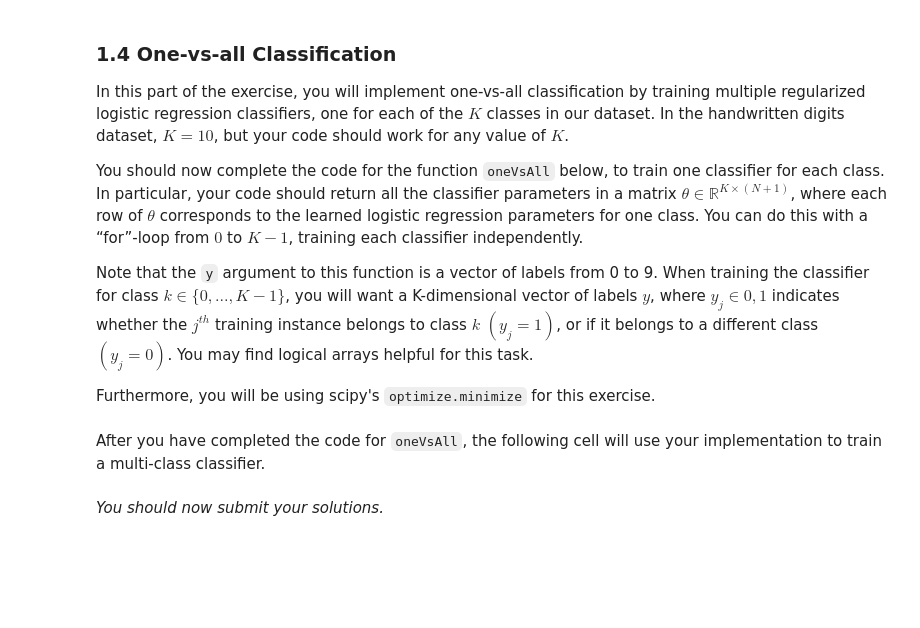
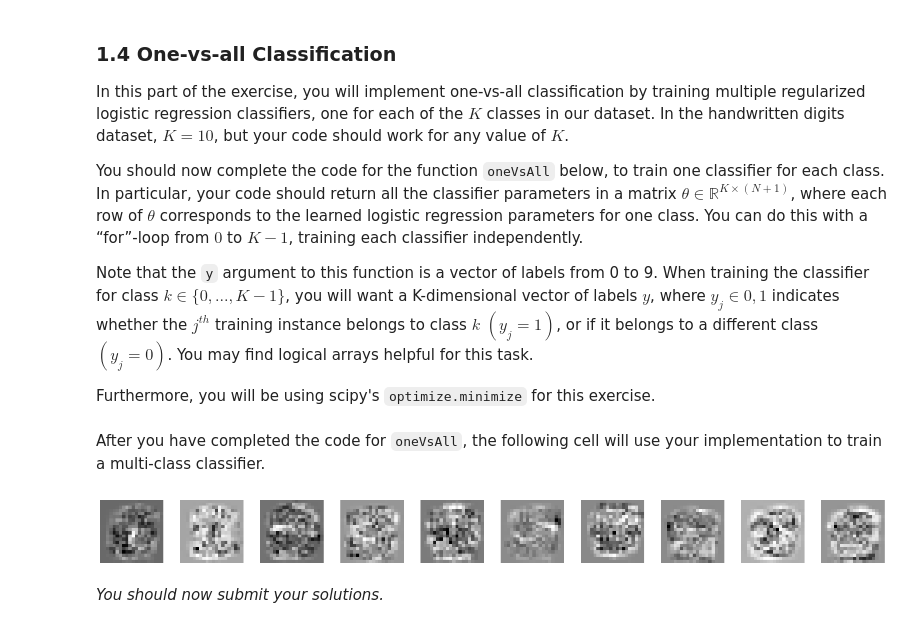
Before and after one commit to mboles01/Machine-Learning-Python-Andrew-Ng, a Jupyter notebook: Exercise3/exercise3.ipynb, the cells around one changed output. Cells and saved outputs as stored; diff of their text form; code cells hidden in the pictures; blank space fills up the shorter version.

```diff
--- a/Exercise3/exercise3.ipynb
+++ b/Exercise3/exercise3.ipynb
@@ -429,9 +451,16 @@ def oneVsAll(X, y, num_labels, lambda_):
     X = np.concatenate([np.ones((m, 1)), X], axis=1)
 
     # ====================== YOUR CODE HERE ======================
-
-
-
+    for c in range(num_labels):
+        initial_theta = np.zeros(n + 1)
+        options = {'maxiter': 50}
+        res = optimize.minimize(lrCostFunction,
+                                initial_theta,
+                                (X, (y == c), lambda_),
+                                jac=True,
+                                method='CG',
+                                options=options)
+        all_theta[c] = res.x
     # ============================================================
     return all_theta
 # %% [markdown]
@@ -439,6 +468,35 @@ After you have completed the code for `oneVsAll`, the following cell will use yo
 # %%
 lambda_ = 0.1
 all_theta = oneVsAll(X, y, num_labels, lambda_)
+# %%
+zero_thetas = all_theta[0,1:]
+one_thetas = all_theta[1,1:]
+two_thetas = all_theta[2,1:]
+three_thetas = all_theta[3,1:]
+four_thetas = all_theta[4,1:]
+five_thetas = all_theta[5,1:]
+six_thetas = all_theta[6,1:]
+seven_thetas = all_theta[7,1:]
+eight_thetas = all_theta[8,1:]
+nine_thetas = all_theta[9,1:]
+# %%
+import matplotlib.pyplot as plt
+fig, axs = plt.subplots(1,10, figsize = (20,30))
+plt.tight_layout(pad=0.01, w_pad=0.01, h_pad=0.01)
+axs[0].imshow(zero_thetas.reshape(20, 20, order='F'), cmap='Greys')
+axs[1].imshow(one_thetas.reshape(20, 20, order='F'), cmap='Greys')
+axs[2].imshow(two_thetas.reshape(20, 20, order='F'), cmap='Greys')
+axs[3].imshow(three_thetas.reshape(20, 20, order='F'), cmap='Greys')
+axs[4].imshow(four_thetas.reshape(20, 20, order='F'), cmap='Greys')
+axs[5].imshow(five_thetas.reshape(20, 20, order='F'), cmap='Greys')
+axs[6].imshow(six_thetas.reshape(20, 20, order='F'), cmap='Greys')
+axs[7].imshow(seven_thetas.reshape(20, 20, order='F'), cmap='Greys')
+axs[8].imshow(eight_thetas.reshape(20, 20, order='F'), cmap='Greys')
+axs[9].imshow(nine_thetas.reshape(20, 20, order='F'), cmap='Greys')
+for ax in axs:
+     ax.axis('off')
+# %% [output]
+[figure, added]
 # %% [markdown]
 *You should now submit your solutions.*
 # %%
```
Also changed, not shown: parts of 18 cells of this notebook.
